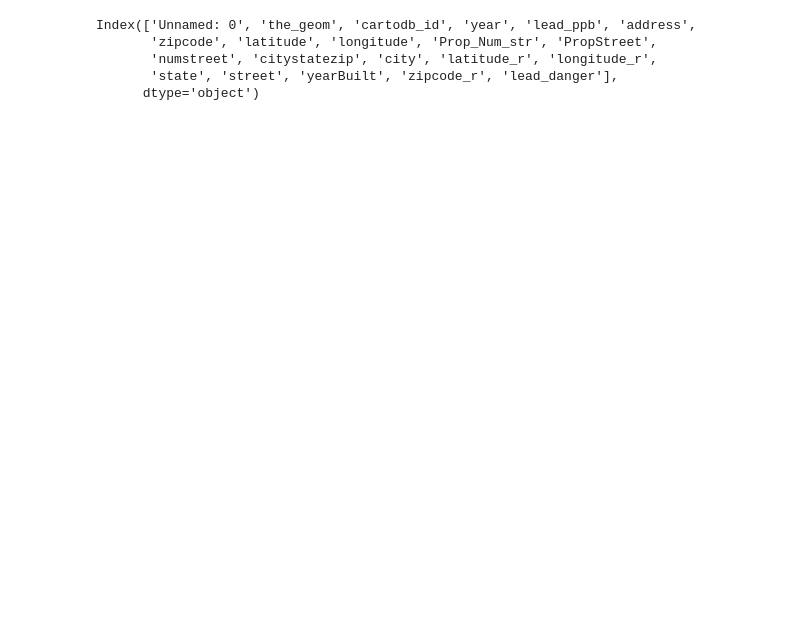
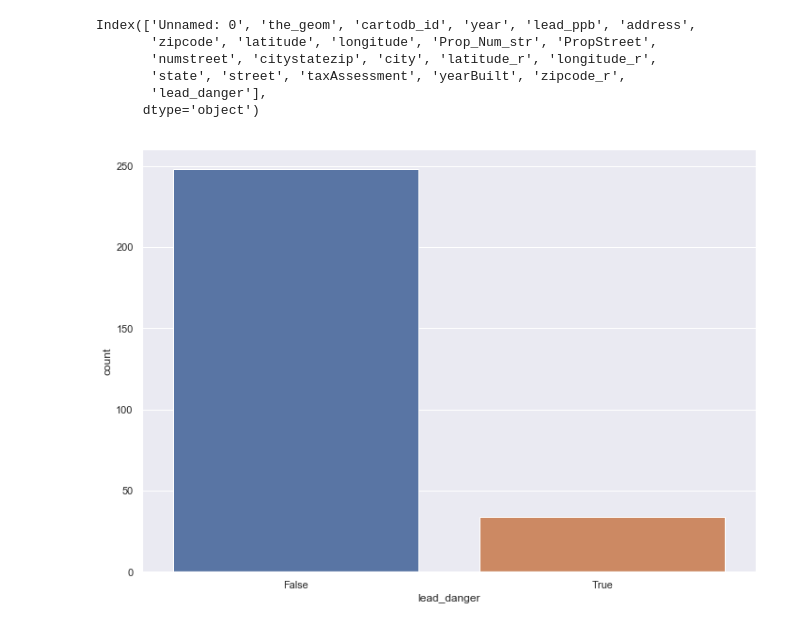
Before and after one commit to nshea3/pbfreebflo-ml, a Jupyter notebook: buffalo_data_preliminary.ipynb, the cells around one changed output. Cells and saved outputs as stored; diff of their text form; code cells hidden in the pictures; blank space fills up the shorter version.

```diff
--- a/buffalo_data_preliminary.ipynb
+++ b/buffalo_data_preliminary.ipynb
@@ -3,15 +3,23 @@ import pandas as pd
 import seaborn as sns
 
 
+
 buffalo_lead = pd.read_csv('data/buffalo_lead_less27.csv')
-buffalo_lead['lead_danger'] = [0 if x < 5 else 1 for x in buffalo_lead['lead_ppb']]
+
+buffalo_lead.dropna(inplace=True)
+buffalo_lead['lead_danger'] = [False if x < 5 else True for x in buffalo_lead['lead_ppb']]
 buffalo_lead.columns
 # %% [output]
 Index(['Unnamed: 0', 'the_geom', 'cartodb_id', 'year', 'lead_ppb', 'address',
        'zipcode', 'latitude', 'longitude', 'Prop_Num_str', 'PropStreet',
        'numstreet', 'citystatezip', 'city', 'latitude_r', 'longitude_r',
-       'state', 'street', 'yearBuilt', 'zipcode_r', 'lead_danger'],
+       'state', 'street', 'taxAssessment', 'yearBuilt', 'zipcode_r',
+       'lead_danger'],
       dtype='object')
+# %%
+p = sns.countplot(data=buffalo_lead, x= 'lead_danger')
+# %% [output]
+[figure, added]
 # %%
 sns.set(rc={'figure.figsize':(11.7,8.27)})
 ax = sns.countplot(x='zipcode', hue='lead_danger', data=buffalo_lead)
```
Also changed, not shown: parts of 4 cells of this notebook, 1 other file.
